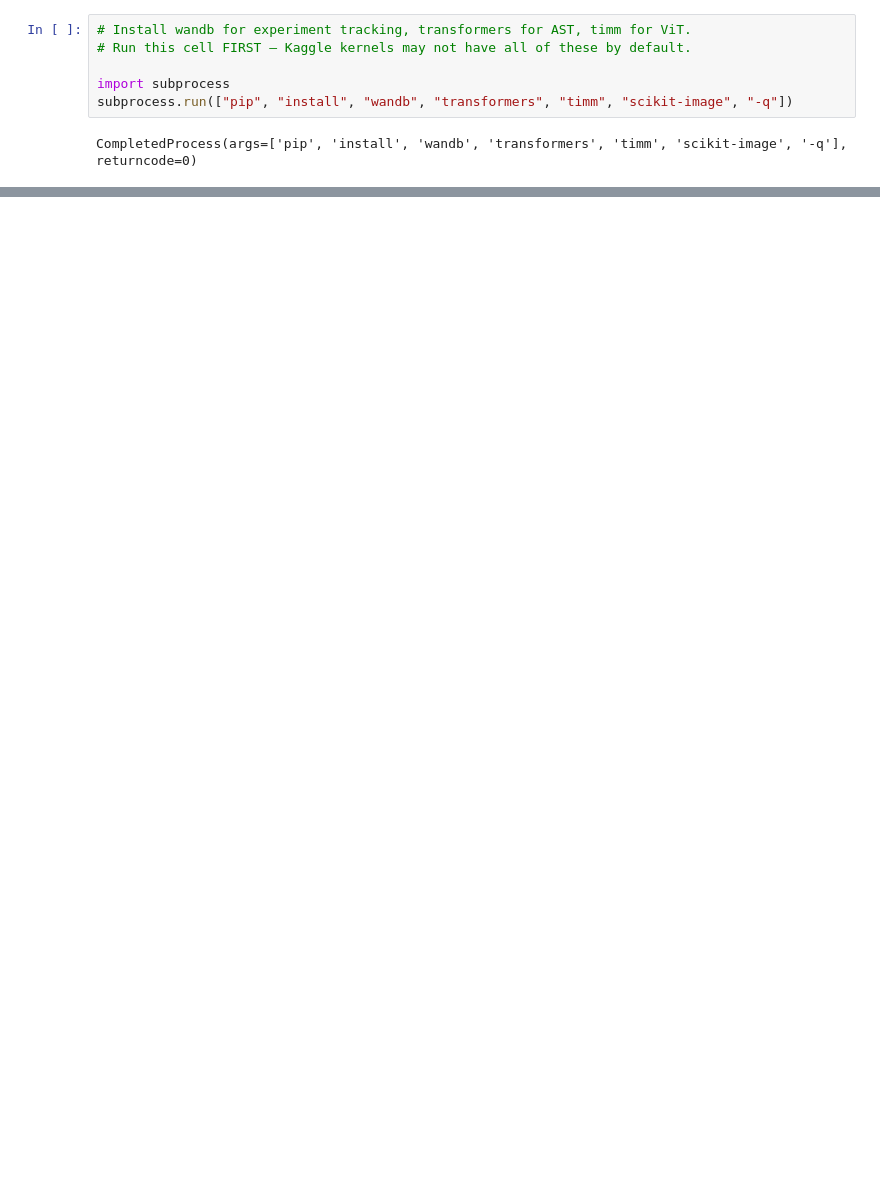
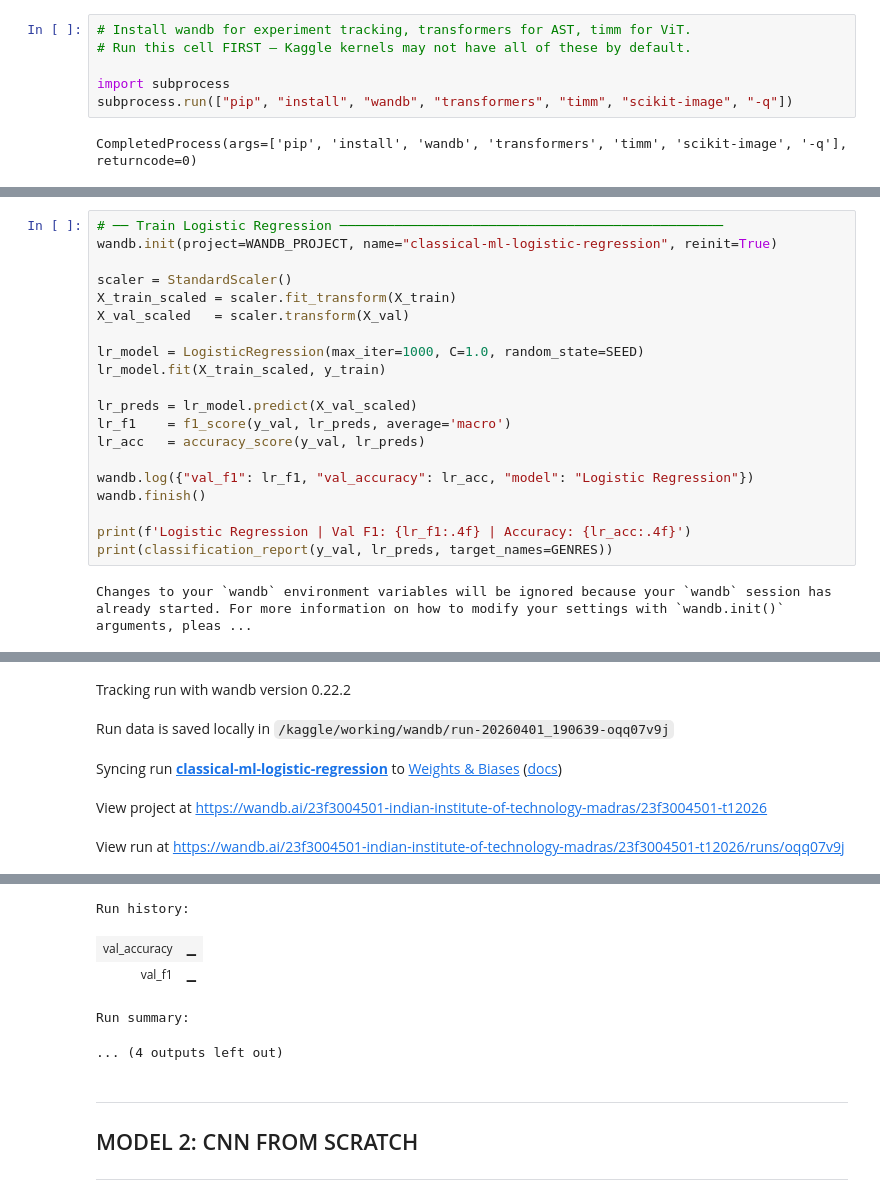
Before and after one commit to Bhawna2722/Music-Genre-Classifier, a Jupyter notebook: Final_notebook.ipynb, the cells around one changed output, grey strips where cells are left out. Cells and saved outputs as stored; diff of their text form; blank space fills up the shorter version.

```diff
--- a/Final_notebook.ipynb
+++ b/Final_notebook.ipynb
@@ -158,0 +249,22 @@ Total: 1000 | Train: 850 | Val: 150
+# %%
+# ── Train Logistic Regression ─────────────────────────────────────────────────
+wandb.init(project=WANDB_PROJECT, name="classical-ml-logistic-regression", reinit=True)
+
+scaler = StandardScaler()
+X_train_scaled = scaler.fit_transform(X_train)
+X_val_scaled   = scaler.transform(X_val)
+
+lr_model = LogisticRegression(max_iter=1000, C=1.0, random_state=SEED)
+lr_model.fit(X_train_scaled, y_train)
+
+lr_preds = lr_model.predict(X_val_scaled)
+lr_f1    = f1_score(y_val, lr_preds, average='macro')
+lr_acc   = accuracy_score(y_val, lr_preds)
+
+wandb.log({"val_f1": lr_f1, "val_accuracy": lr_acc, "model": "Logistic Regression"})
+wandb.finish()
+
+print(f'Logistic Regression | Val F1: {lr_f1:.4f} | Accuracy: {lr_acc:.4f}')
+print(classification_report(y_val, lr_preds, target_names=GENRES))
+# %% [output]
+Changes to your `wandb` environment variables will be ignored because your `wandb` session has already started. For more information on how to modify your settings with `wandb.init()` arguments, pleas ...
@@ -158,0 +273,5 @@ Total: 1000 | Train: 850 | Val: 150
+Tracking run with wandb version 0.22.2
+Run data is saved locally in /kaggle/working/wandb/run-20260401_190639-oqq07v9j
+Syncing run classical-ml-logistic-regression to Weights & Biases (docs)
+View project at https://wandb.ai/23f3004501-indian-institute-of-technology-madras/23f3004501-t12026
+View run at https://wandb.ai/23f3004501-indian-institute-of-technology-madras/23f3004501-t12026/runs/oqq07v9j
@@ -158,0 +279,9 @@ Total: 1000 | Train: 850 | Val: 150
+Run history:
+| val_accuracy | ▁ |
+| val_f1 | ▁ |
+Run summary:
+... (4 outputs left out)
+# %% [markdown]
+---
+## MODEL 2: CNN FROM SCRATCH
+---
```
Also changed, not shown: parts of 28 cells of this notebook.
